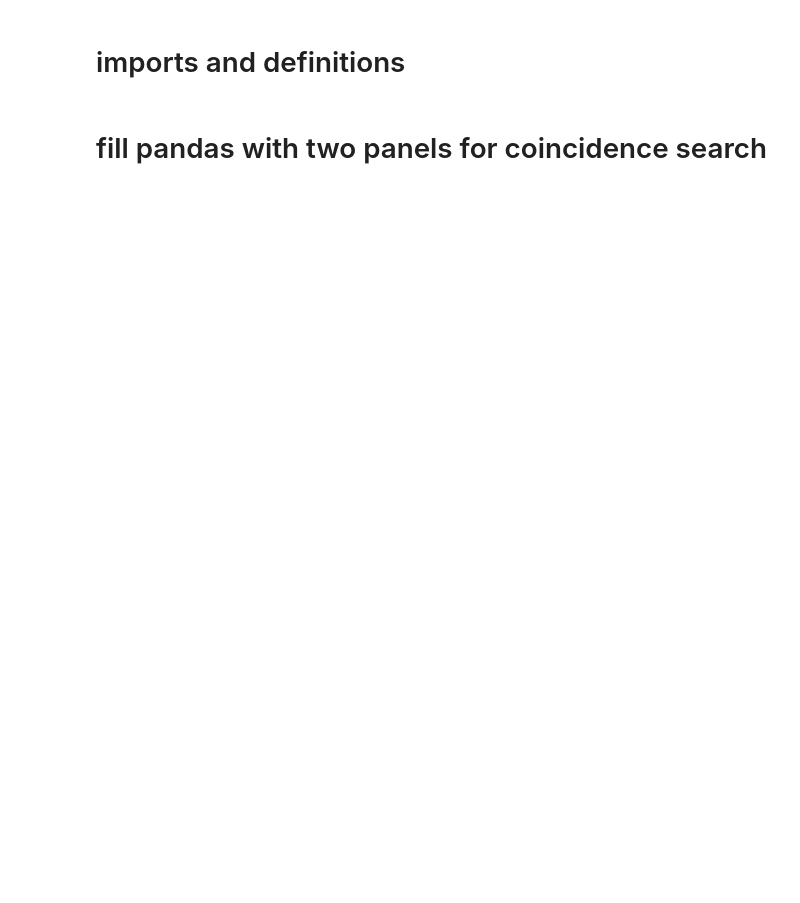
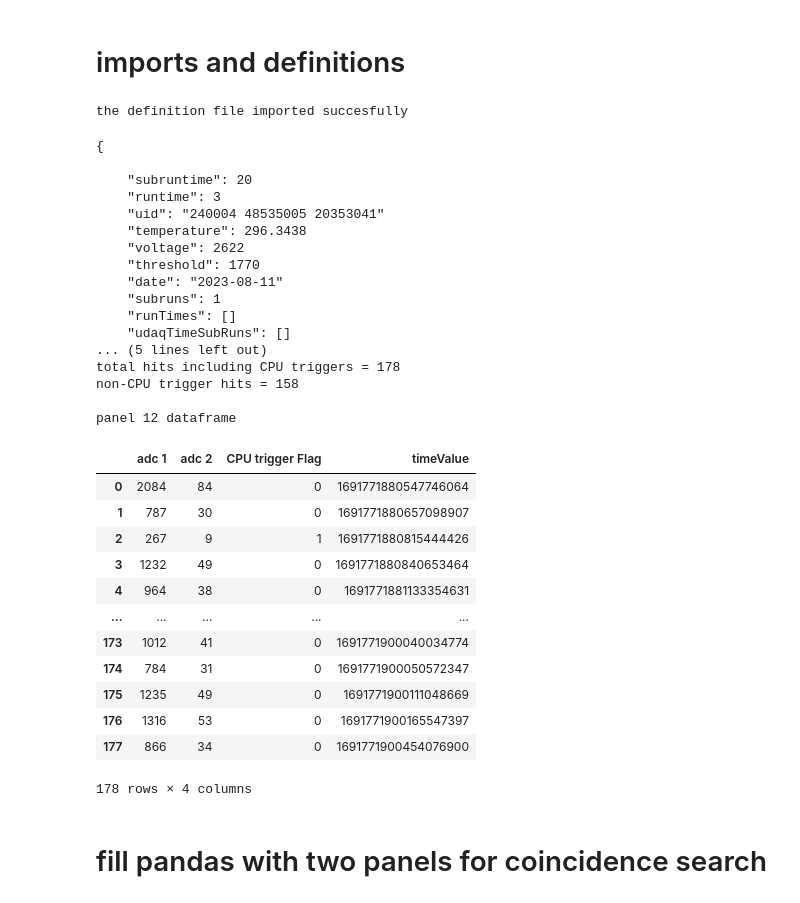
Before and after one commit to dfrikken/panelCodeRETCR, a Jupyter notebook: testingFor24/newHitBufferReader.ipynb, the cells around one changed output. Cells and saved outputs as stored; diff of their text form; code cells hidden in the pictures; blank space fills up the shorter version.

```diff
--- a/testingFor24/newHitBufferReader.ipynb
+++ b/testingFor24/newHitBufferReader.ipynb
@@ -3,3 +5,7 @@
+# %%
+hit.testFunction()
+# %% [output]
+the definition file imported succesfully
 # %%
 from udaq_decoder import udaqChargestamps
 import matplotlib.pyplot as plt
@@ -153,6 +166,49 @@ def read_bin(fileName, jsonList):
     print(f'panel {jsonList[3]} dataframe')
 
     return df
+# %%
+runDirectory = '/Users/frikken.1/documents/ret/surfaceStation/udaqTimeTesting/runs/'
+run = 16
+firstPanel = 0
+
+
+
+runStringP0 = f'{runDirectory}port_{firstPanel}_run_{run:07d}/port_{firstPanel}_run_{run:07d}'
+
+jsonListPort0 = read_json(runStringP0)
+dfPort0 = read_bin(runStringP0,jsonListPort0)
+display(dfPort0)
+# %% [output]
+{
+
+    "subruntime": 20
+    "runtime": 3
+    "uid": "240004 48535005 20353041"
+    "temperature": 296.3438
+    "voltage": 2622
+    "threshold": 1770
+    "date": "2023-08-11"
+    "subruns": 1
+    "runTimes": []
+    "udaqTimeSubRuns": []
+... (5 lines left out)
+total hits including CPU triggers = 178
+non-CPU trigger hits = 158
+
+panel 12 dataframe
+|  | adc 1 | adc 2 | CPU trigger Flag | timeValue |
+| 0 | 2084 | 84 | 0 | 1691771880547746064 |
+| 1 | 787 | 30 | 0 | 1691771880657098907 |
+| 2 | 267 | 9 | 1 | 1691771880815444426 |
+| 3 | 1232 | 49 | 0 | 1691771880840653464 |
+| 4 | 964 | 38 | 0 | 1691771881133354631 |
+| ... | ... | ... | ... | ... |
+| 173 | 1012 | 41 | 0 | 1691771900040034774 |
+| 174 | 784 | 31 | 0 | 1691771900050572347 |
+| 175 | 1235 | 49 | 0 | 1691771900111048669 |
+| 176 | 1316 | 53 | 0 | 1691771900165547397 |
+| 177 | 866 | 34 | 0 | 1691771900454076900 |
+178 rows × 4 columns
 # %% [markdown]
 # fill pandas with two panels for coincidence search
 # %%
```
Also changed, not shown: parts of 7 cells of this notebook, 4 other files.
